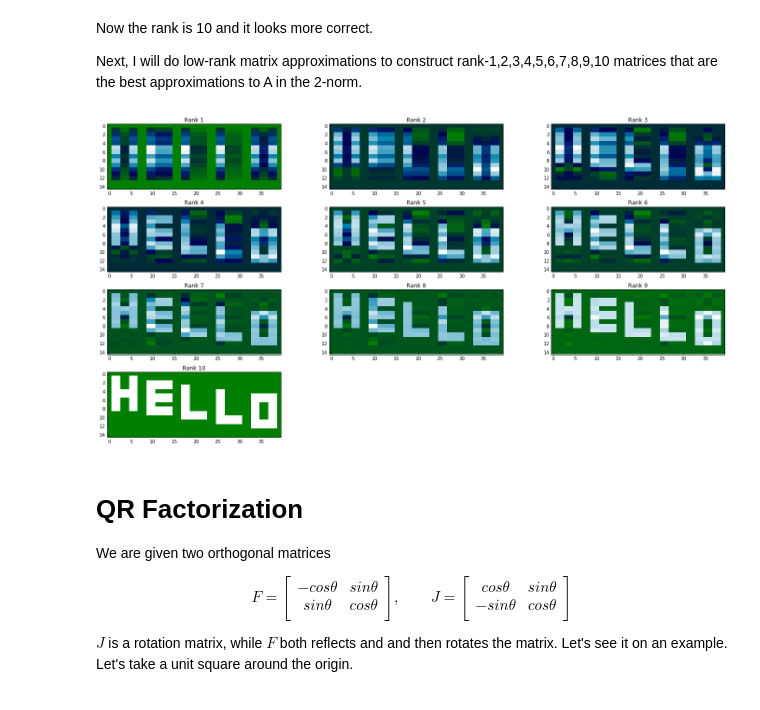
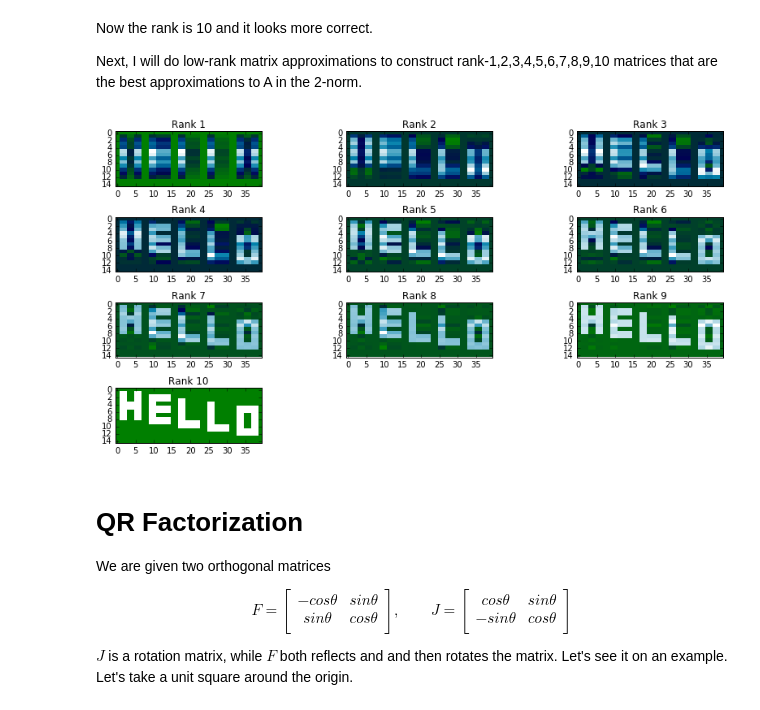
Before and after one commit to Bogazici-CMPE482-Spring2016/Assignment-4, a Jupyter notebook: Assignment.ipynb, the cells around one changed output. Cells and saved outputs as stored; diff of their text form; code cells hidden in the pictures.

```diff
--- a/Assignment.ipynb
+++ b/Assignment.ipynb
@@ -108,26 +108,26 @@ Next, I will do low-rank matrix approximations to construct rank-1,2,3,4,5,6,7,8
 # %%
 M, N = A.shape
 
 constructed_matrices = []
 
 for rnk in range(1,rank+1):
     s_rank = np.zeros_like(s)
     s_rank[0:rnk] = s[0:rnk]
     sig = la.diagsvd(s_rank, M, N)
 
     A2 = np.dot(np.dot(U, sig), V)
     constructed_matrices.append(A2)
 
-plt.figure(figsize=(20,10))
+plt.figure(figsize=(12, 6))
 for i,v in enumerate(range(10)):
     v = v+1
     ax1 = plt.subplot(4,3,v)
     ax1.imshow(constructed_matrices[i], interpolation='nearest', cmap=plt.cm.ocean)
     ax1.set_title('Rank ' + str(v))
 plt.tight_layout()
 plt.show()
 # %% [output]
-[figure, old version]
+[figure, new version]
 # %% [markdown]
 # QR Factorization
 
```
Also changed, not shown: parts of 6 cells of this notebook.
